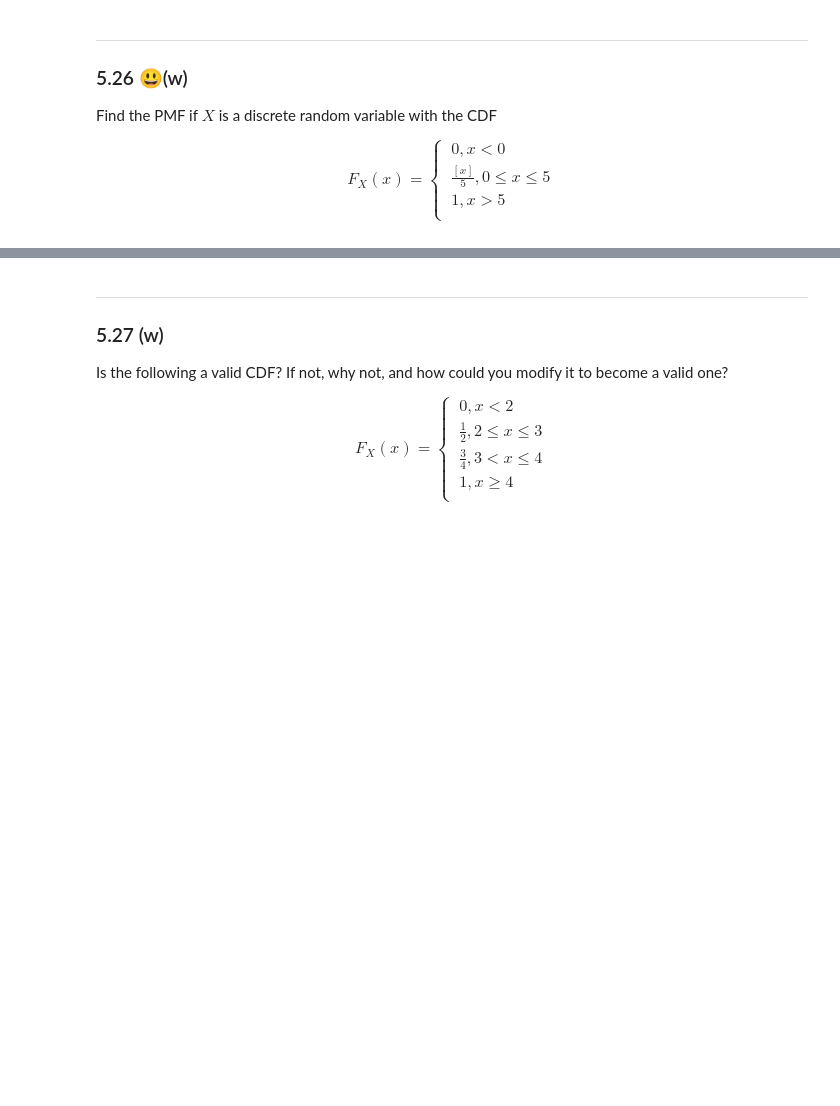
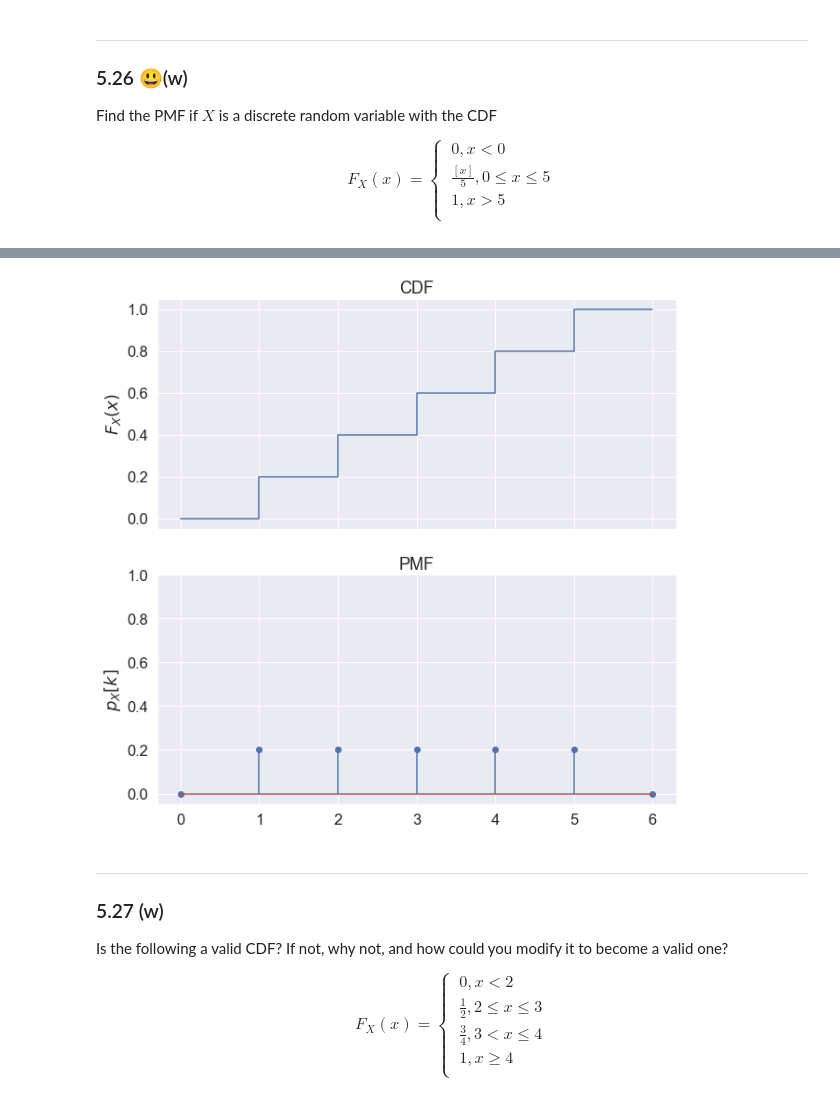
Before and after one commit to VictorCannestro/Intuitive_Probability_and_Random_Processes, a Jupyter notebook: CH5_Discrete_Random_Variables.ipynb, the cells around one changed output, grey strips where cells are left out. Saved outputs shown, nothing was run; the diff lists cells and outputs as text; code cells hidden in the pictures; blank space fills up the shorter version.

```diff
--- a/CH5_Discrete_Random_Variables.ipynb
+++ b/CH5_Discrete_Random_Variables.ipynb
@@ -798,3 +888,19 @@ $$
+# %%
+x = [0,1,2,3,4,5,6]
+pX = [0, 0.2, 0.2, 0.2, 0.2, 0.2, 0]
+F = lambda x,i: sum(x[:i])
+Fx = [F(pX,i) for i,v in enumerate(pX)]
+
+fig, ax = plt.subplots(2,1, sharex=True, figsize=(10,10))
+ax[0].step(x, Fx)
+ax[1].stem(x, pX, use_line_collection=True)
+
+ax[0].set(ylabel=r'$F_X(x)$', title='CDF')
+ax[1].set(ylabel=r'$p_X[k]$', title='PMF')
+ax[1].set_ylim([-0.05,1])
+plt.show()
+# %% [output]
+[figure, added]
 # %% [markdown]
 ***
 ### 5.27 (w)
```
Also changed, not shown: parts of 15 cells of this notebook.
